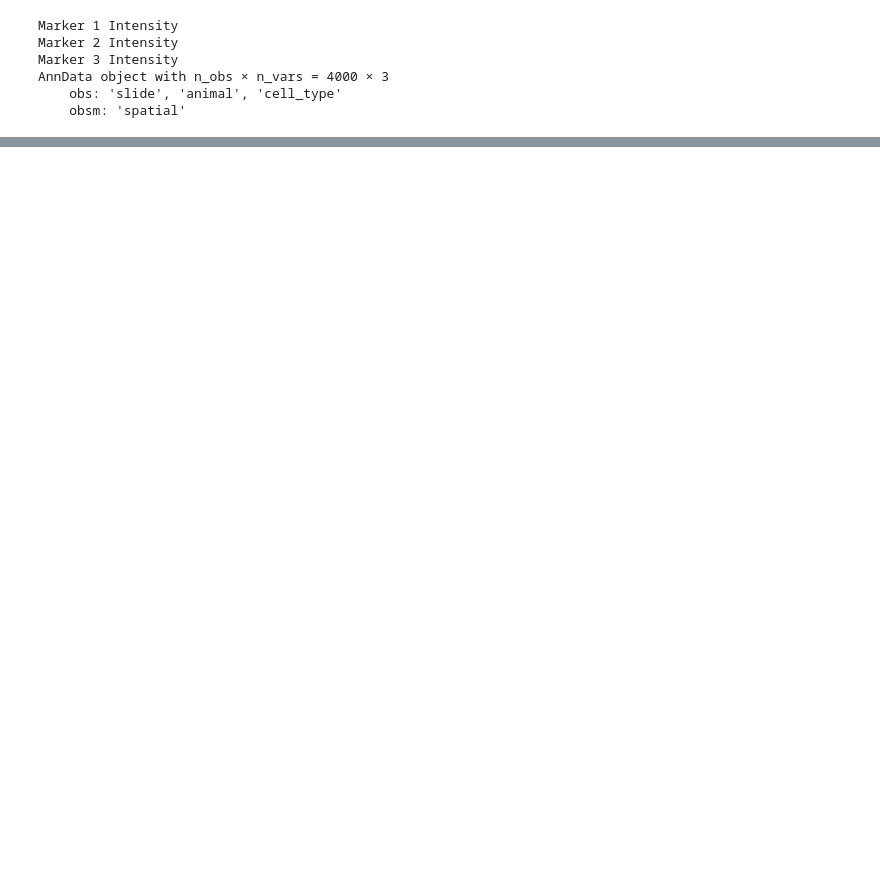
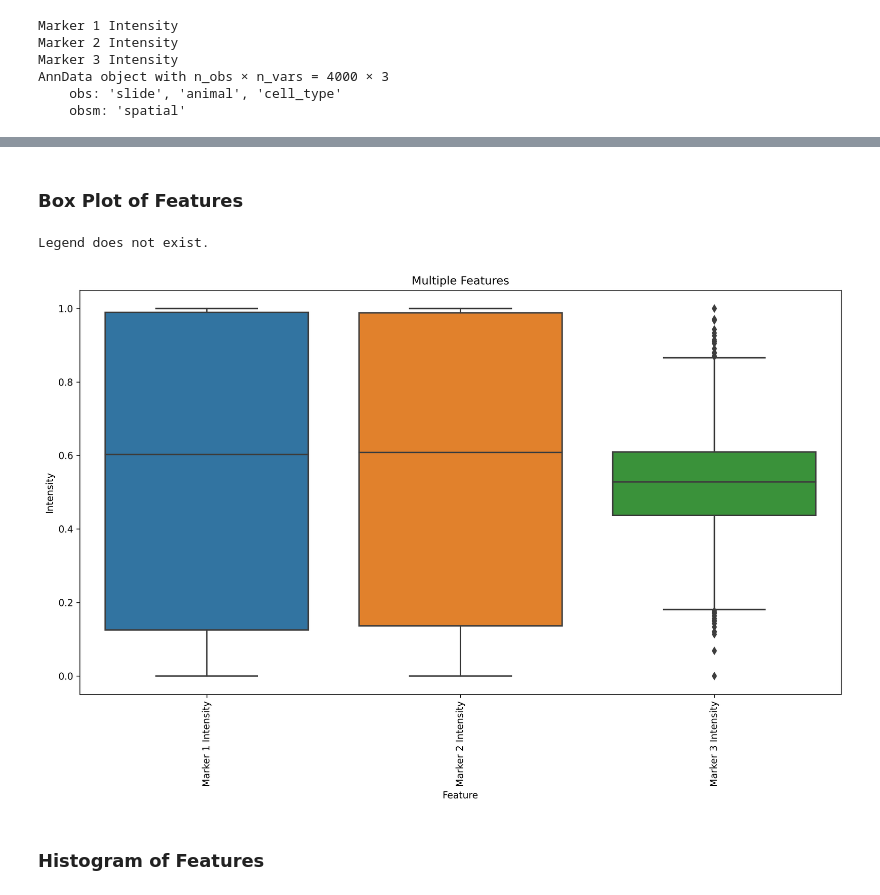
Before and after one commit to FNLCR-DMAP/SPAC_demo_workflow, a Jupyter notebook: demonstration.ipynb, the cells around one changed output, grey strips where cells are left out. Saved outputs shown, nothing was run; the diff lists cells and outputs as text; code cells hidden in the pictures; blank space fills up the shorter version.

```diff
--- a/demonstration.ipynb
+++ b/demonstration.ipynb
@@ -188,0 +249,15 @@ AnnData object with n_obs × n_vars = 4000 × 3
+# %%
+# Step 8: Scale the features
+# Scale the normalized features with default settings
+norm_scaled_output_layer = 'arcsinh_scaled'
+normalize_features(
+    adata,
+    input_layer=norm_output_layer,
+    output_layer=norm_scaled_output_layer,
+    low_quantile=0,
+    high_quantile=1,
+    interpolation='nearest')
+print(f"Transformed data stored in layer: {norm_scaled_output_layer}")
+dataframe = pd.DataFrame(adata.layers[norm_scaled_output_layer])
+print(dataframe.describe())
+print(adata)
@@ -188,0 +474,47 @@ AnnData object with n_obs × n_vars = 4000 × 3
+# %% [markdown]
+### Box Plot of Features
+# %%
+annotation = None
+layer_to_plot = norm_scaled_output_layer
+feature_to_plot = None
+log_scale = False
+Figure_Orientation="v"
+
+
+Figure_Title = "BoxPlot"
+Figure_Horizontal=False
+fig_width = 12
+fig_height = 8
+fig_dpi = 300
+font_size = 10
+
+fig, ax = plt.subplots()
+plt.rcParams.update({'font.size': font_size})
+fig.set_size_inches(fig_width, fig_height)
+fig.set_dpi(fig_dpi)
+
+fig = boxplot(
+    adata=adata,
+    ax=ax,
+    layer=layer_to_plot,
+    annotation=annotation,
+    second_annotation=None,
+    features=feature_to_plot,
+    log_scale=log_scale,
+    orient=Figure_Orientation
+)
+
+# Move the legend outside the plotting area
+
+# Check if a legend exists
+try:
+    sns.move_legend(ax, "upper left", bbox_to_anchor=(1, 1))
+except Exception as e:
+    print(f"Legend does not exist.")
+
+# plt.close('all')
+plt.tight_layout()
+plt.show()
+# %% [output]
+Legend does not exist.
+[figure, added]
@@ -188,0 +563,2 @@ AnnData object with n_obs × n_vars = 4000 × 3
+# %% [markdown]
+### Histogram of Features
```
Also changed, not shown: parts of 26 cells of this notebook.
